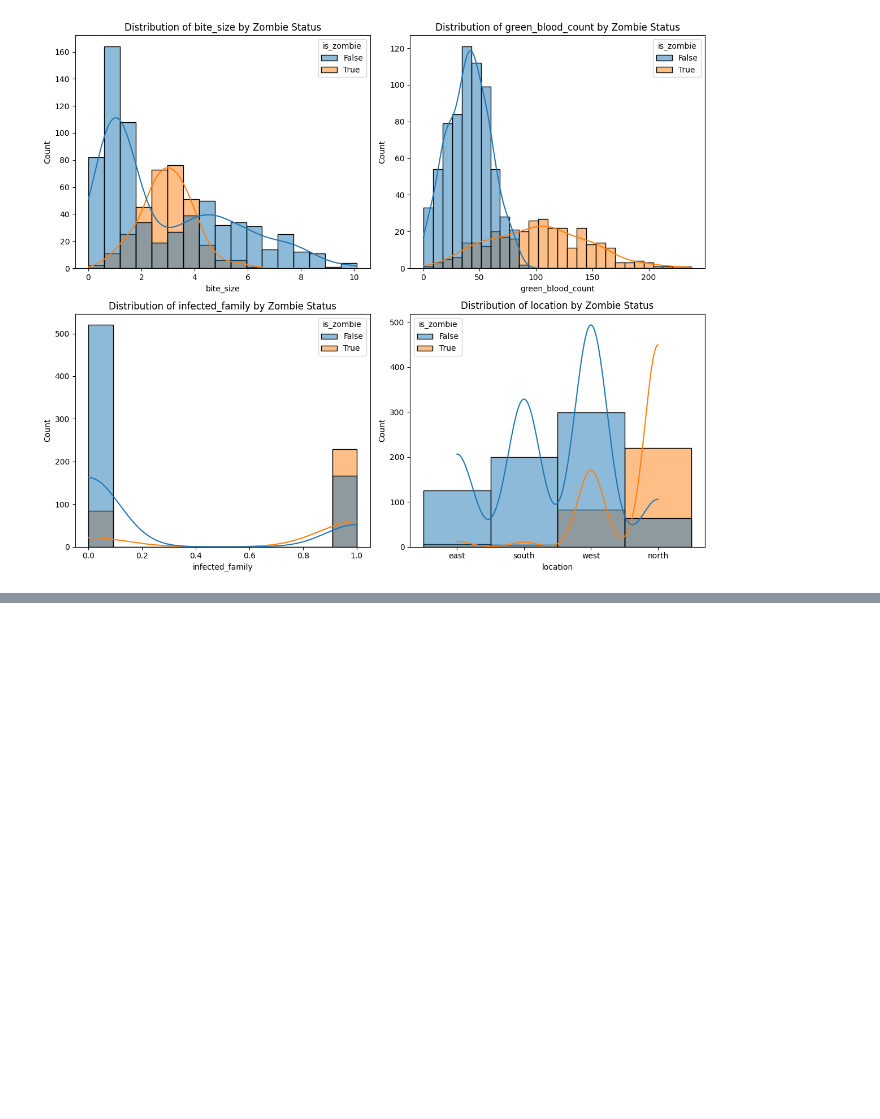
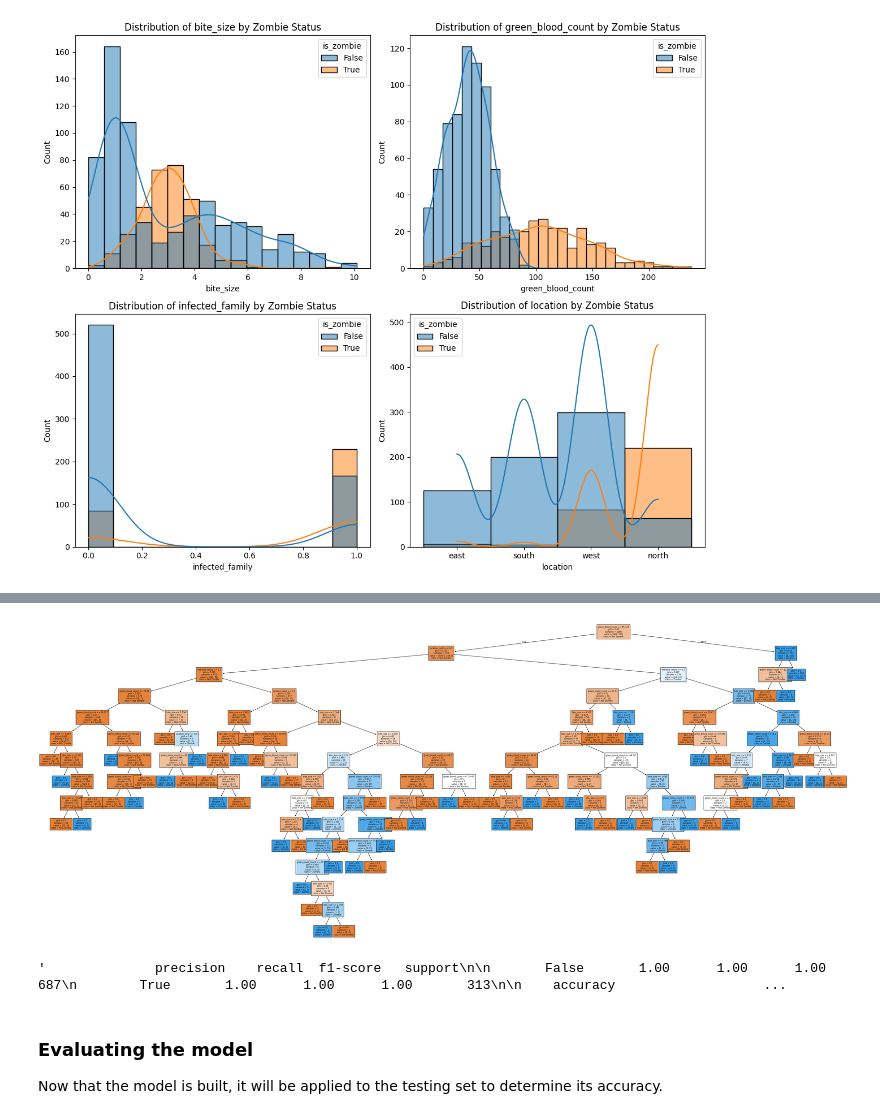
Before and after one commit to AEnyioko/Zombie, a Jupyter notebook: Zombie Project.ipynb, the cells around one changed output, grey strips where cells are left out. Cells and saved outputs as stored; diff of their text form; code cells hidden in the pictures; blank space fills up the shorter version.

Commit message:
Add decision tree visualization for zombie classification model

```diff
--- a/Zombie Project.ipynb
+++ b/Zombie Project.ipynb
@@ -58,0 +64,25 @@ plt.show()
+# %%
+from sklearn.tree import DecisionTreeClassifier, plot_tree
+from sklearn.metrics import classification_report, confusion_matrix
+
+
+x = zombie_df.drop(columns=['is_zombie'])
+y = zombie_df['is_zombie']
+
+# encode categorical variables as numeric values
+x_encoded = pd.get_dummies(x, drop_first=True)
+
+# fitting the decision tree classifier
+clf = DecisionTreeClassifier()
+clf.fit(x_encoded, y)
+
+# visualize the decision tree
+plt.figure(figsize=(50,20))
+plot_tree(clf, feature_names=x_encoded.columns, class_names=['Not Zombie', 'Zombie'], filled=True, fontsize=7)
+plt.show()
+# %% [output]
+[figure, added]
+'              precision    recall  f1-score   support\n\n       False       1.00      1.00      1.00       687\n        True       1.00      1.00      1.00       313\n\n    accuracy                   ...
+# %% [markdown]
+### Evaluating the model
+Now that the model is built, it will be applied to the testing set to determine its accuracy.
```
Also changed, not shown: parts of 7 cells of this notebook, 1 other file.
